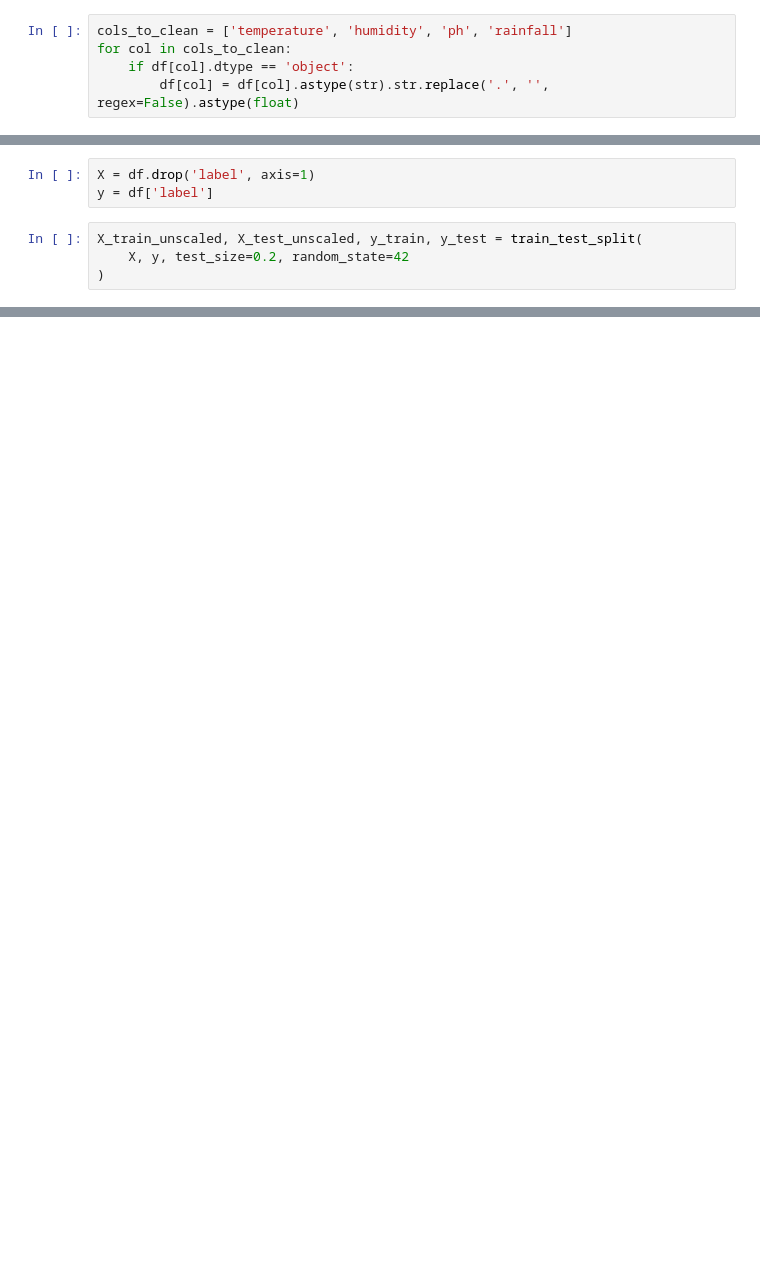
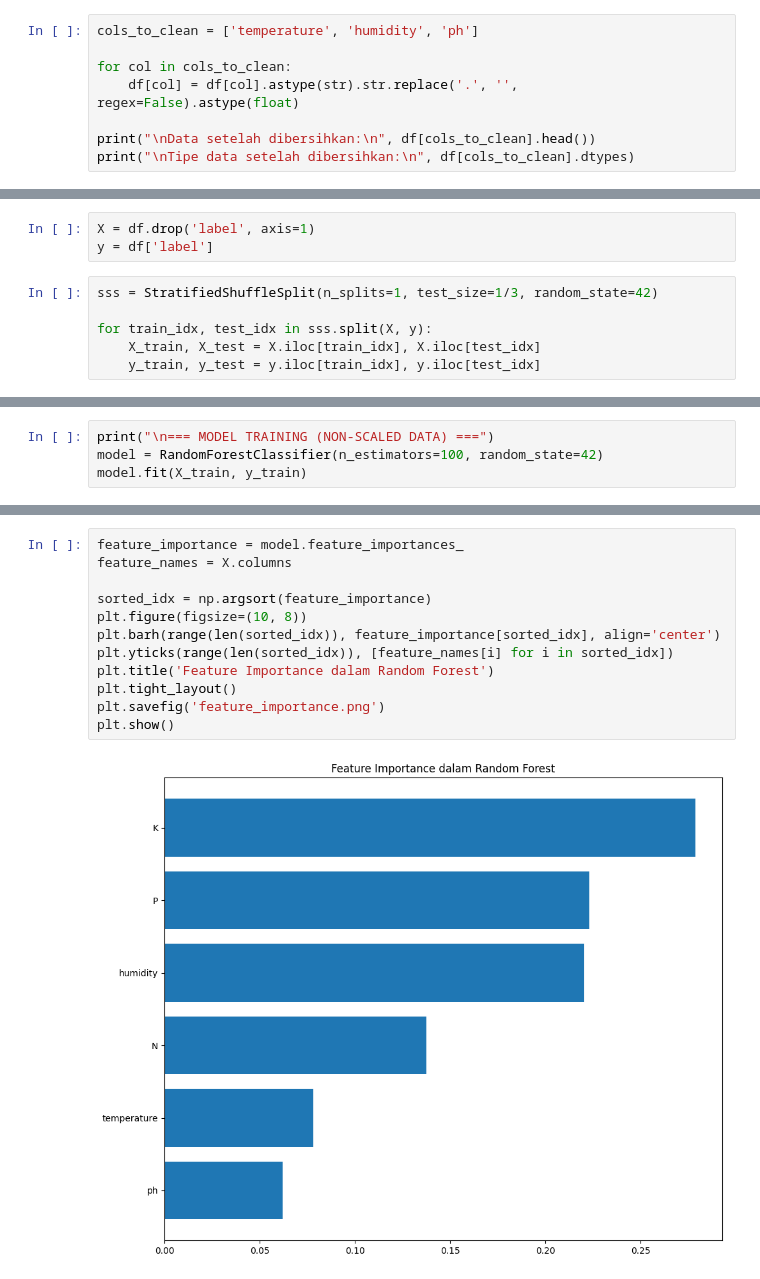
Before and after one commit to Aimannawal/Machine_Learning_Tanaman, a Jupyter notebook: Ml_tanaman.ipynb, the cells around one changed output, grey strips where cells are left out. Drawn from its saved outputs; the diff is of its cells as text; blank space fills up the shorter version.

```diff
--- a/Ml_tanaman.ipynb
+++ b/Ml_tanaman.ipynb
@@ -32,7 +32,10 @@ rainfall       0
 label          0
 dtype: int64
 # %%
-cols_to_clean = ['temperature', 'humidity', 'ph', 'rainfall']
+cols_to_clean = ['temperature', 'humidity', 'ph']
+
 for col in cols_to_clean:
-    if df[col].dtype == 'object':
-        df[col] = df[col].astype(str).str.replace('.', '', regex=False).astype(float)
+    df[col] = df[col].astype(str).str.replace('.', '', regex=False).astype(float)
+
+print("\nData setelah dibersihkan:\n", df[cols_to_clean].head())
+print("\nTipe data setelah dibersihkan:\n", df[cols_to_clean].dtypes)
@@ -39,7 +79,9 @@ for col in cols_to_clean:
 # %%
 X = df.drop('label', axis=1)
 y = df['label']
-# %%
-X_train_unscaled, X_test_unscaled, y_train, y_test = train_test_split(
-    X, y, test_size=0.2, random_state=42
-)
+# %%
+sss = StratifiedShuffleSplit(n_splits=1, test_size=1/3, random_state=42)
+
+for train_idx, test_idx in sss.split(X, y):
+    X_train, X_test = X.iloc[train_idx], X.iloc[test_idx]
+    y_train, y_test = y.iloc[train_idx], y.iloc[test_idx]
@@ -45,0 +166,4 @@ X_train_unscaled, X_test_unscaled, y_train, y_test = train_test_split(
+# %%
+print("\n=== MODEL TRAINING (NON-SCALED DATA) ===")
+model = RandomForestClassifier(n_estimators=100, random_state=42)
+model.fit(X_train, y_train)
@@ -275,0 +301,14 @@ Top 3 Kemungkinan Tanaman:
+# %%
+feature_importance = model.feature_importances_
+feature_names = X.columns
+
+sorted_idx = np.argsort(feature_importance)
+plt.figure(figsize=(10, 8))
+plt.barh(range(len(sorted_idx)), feature_importance[sorted_idx], align='center')
+plt.yticks(range(len(sorted_idx)), [feature_names[i] for i in sorted_idx])
+plt.title('Feature Importance dalam Random Forest')
+plt.tight_layout()
+plt.savefig('feature_importance.png')
+plt.show()
+# %% [output]
+[figure, added]
```
Also changed, not shown: parts of 28 cells of this notebook, 5 other files.
